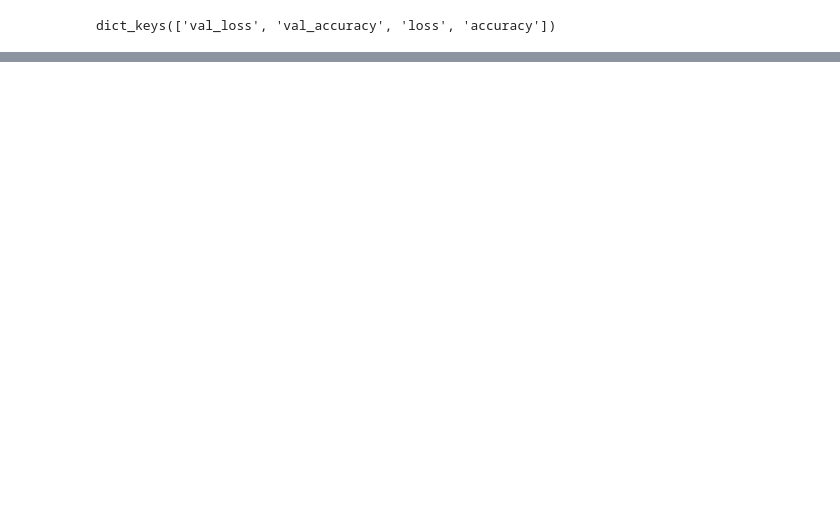
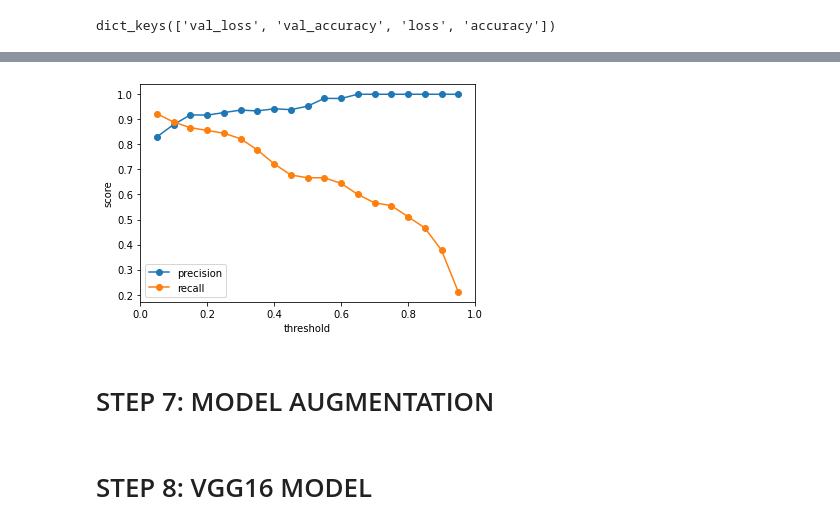
Before and after one commit to FunCodingPanda/Image_Classification, a Jupyter notebook: Mushroom_Capstone.ipynb, the cells around one changed output, grey strips where cells are left out. Drawn from its saved outputs; the diff is of its cells as text; code cells hidden in the pictures; blank space fills up the shorter version.

```diff
--- a/Mushroom_Capstone.ipynb
+++ b/Mushroom_Capstone.ipynb
@@ -247,0 +319,16 @@ plt.subplots_adjust(wspace=1)
+# %%
+# Make probabilistic predictions (scores)
+y_proba = cnn_model.predict_proba(X_test)[:,1]
+
+# First calculate precision and recall using the default (0.5) cut-off
+y_threshold = np.where(y_proba > 0.5, 1, 0)
+print("Threshold of 0.5:")
+print(f"Precision score: {precision_score(y_test, y_threshold)}")
+print(f"Recall score: {recall_score(y_test, y_threshold)}")
+print("")
+
+# Calculate the same using a much lower cut-off (0.2)
+y_threshold = np.where(y_proba > 0.2, 1, 0)
+print("Threshold of 0.2:")
+print(f"Precision score: {precision_score(y_test, y_threshold)}")
+print(f"Recall score: {recall_score(y_test, y_threshold)}")
@@ -247,0 +363,37 @@ plt.subplots_adjust(wspace=1)
+# %%
+from sklearn.metrics import accuracy_score
+
+# Vary thresholds by 0.05 from 0.05 to 0.95
+thresholds = np.arange(0.05, 1, 0.05)
+
+precisions = list()
+recalls = list()
+
+for threshold in thresholds:
+
+    # Apply threshold
+    y_threshold = np.where(y_proba > threshold, 1, 0)
+
+    # Calculate precision and recall
+    precision = precision_score(y_test, y_threshold)
+    recall = recall_score(y_test, y_threshold)
+
+    # Append to list
+    precisions.append(precision)
+    recalls.append(recall)
+
+# Visualize the result
+plt.figure()
+plt.plot(thresholds, precisions, label='precision', marker='o')
+plt.plot(thresholds, recalls, label='recall', marker='o')
+plt.xlim(0, 1)
+plt.xlabel('threshold')
+plt.ylabel('score')
+plt.legend()
+plt.show()
+# %% [output]
+[figure, added]
+# %% [markdown]
+# STEP 7: MODEL AUGMENTATION
+# %% [markdown]
+# STEP 8: VGG16 MODEL
```
Also changed, not shown: parts of 29 cells of this notebook.
